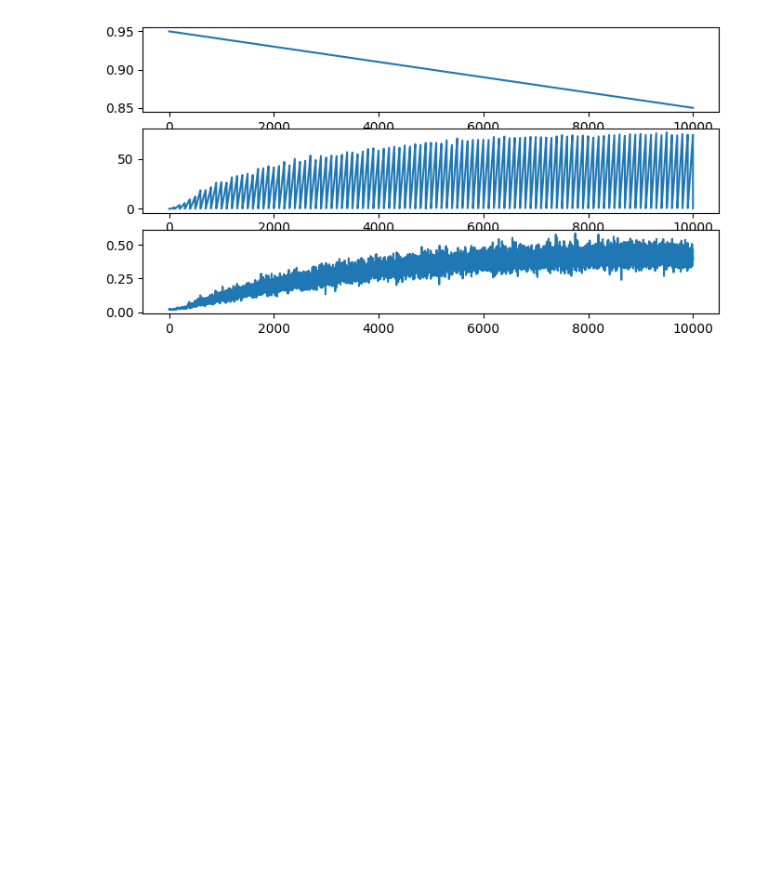
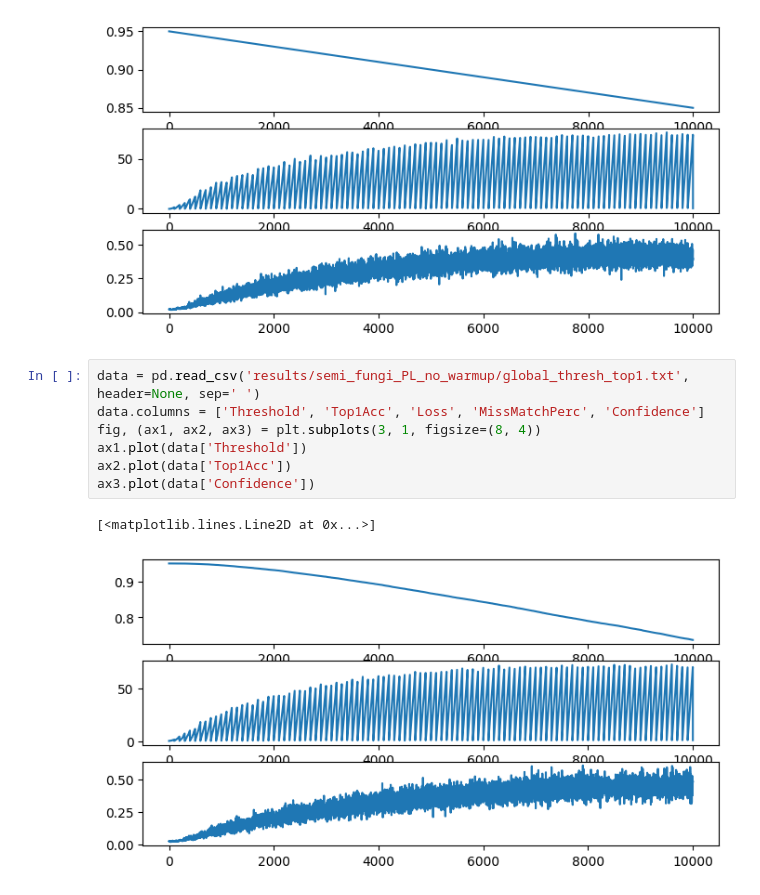
Before and after one commit to Self-Supervised-Learning-CS685/ssl-evaluation, a Jupyter notebook: training_results.ipynb, the cells around one changed output. Saved outputs shown, nothing was run; the diff lists cells and outputs as text; blank space fills up the shorter version.

```diff
--- a/training_results.ipynb
+++ b/training_results.ipynb
@@ -22,3 +22,13 @@ ax3.plot(data['Confidence'])
 # %% [output]
 [<matplotlib.lines.Line2D at 0x...>]
 [figure]
+# %%
+data = pd.read_csv('results/semi_fungi_PL_no_warmup/global_thresh_top1.txt', header=None, sep=' ')
+data.columns = ['Threshold', 'Top1Acc', 'Loss', 'MissMatchPerc', 'Confidence']
+fig, (ax1, ax2, ax3) = plt.subplots(3, 1, figsize=(8, 4))
+ax1.plot(data['Threshold'])
+ax2.plot(data['Top1Acc'])
+ax3.plot(data['Confidence'])
+# %% [output]
+[<matplotlib.lines.Line2D at 0x...>]
+[figure, added]
```
Also changed, not shown: parts of 2 cells of this notebook, 6 other files.
